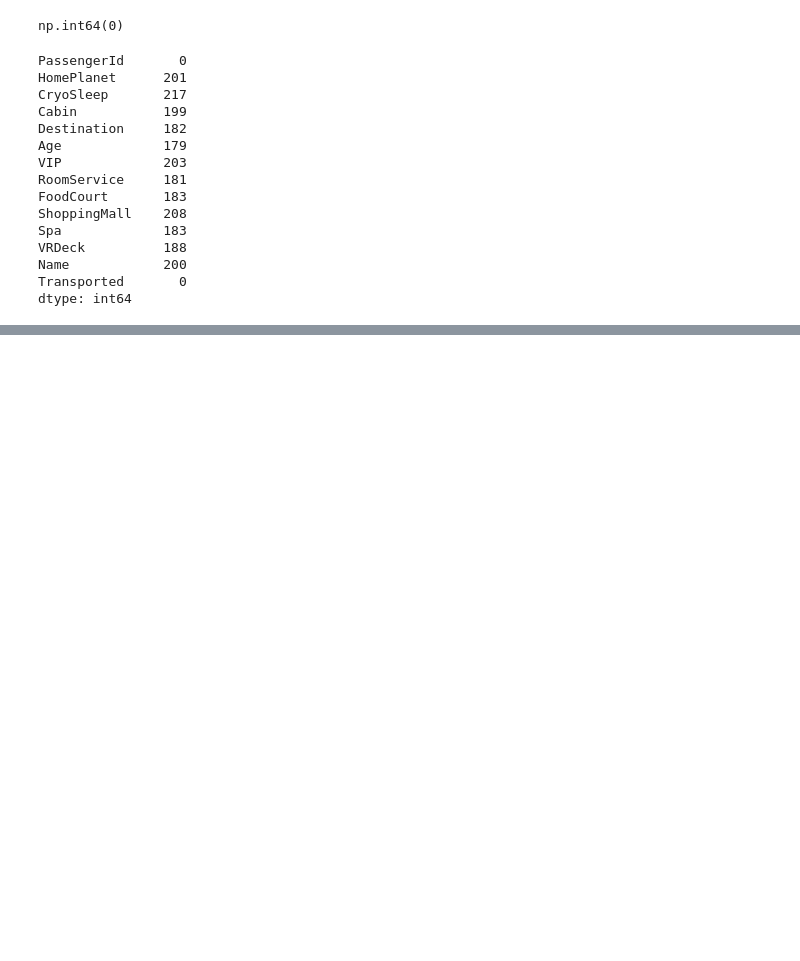
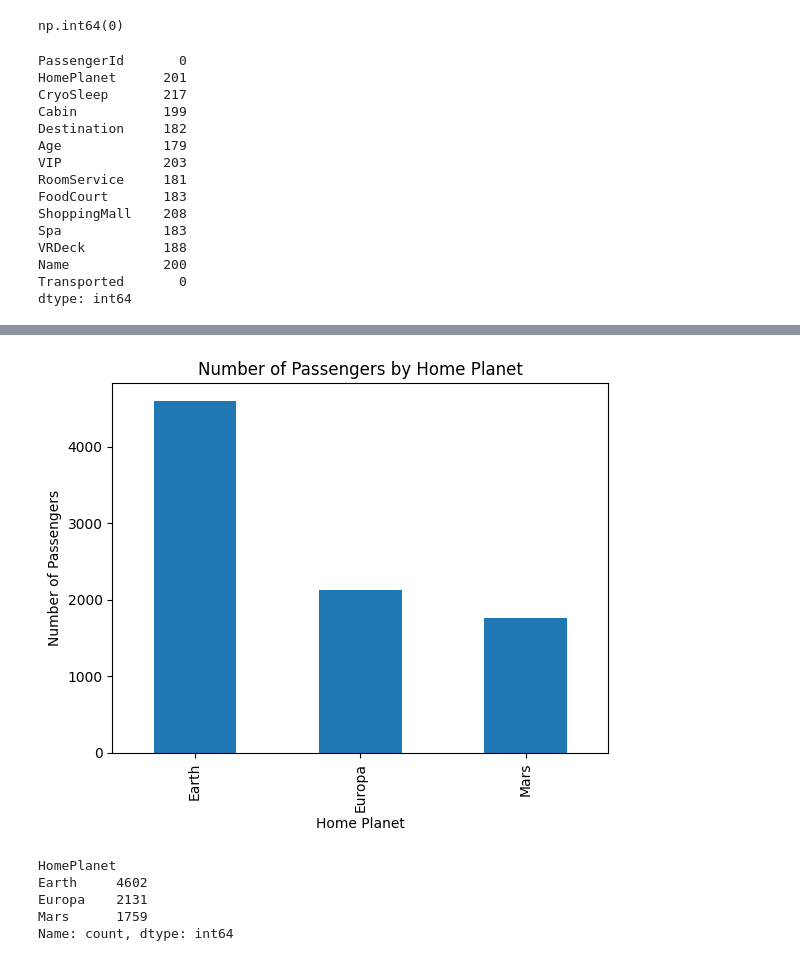
Before and after one commit to PragatiTripathi000/Spaceship-Titanic-ML, a Jupyter notebook: notebooks/spaceship_titanic_analysis.ipynb, the cells around one changed output, grey strips where cells are left out. Drawn from its saved outputs; the diff is of its cells as text; code cells hidden in the pictures; blank space fills up the shorter version.

```diff
--- a/notebooks/spaceship_titanic_analysis.ipynb
+++ b/notebooks/spaceship_titanic_analysis.ipynb
@@ -84,0 +200,21 @@ dtype: int64
+# %%
+# Counting passengers from each home planet
+df['HomePlanet'].value_counts().plot(kind='bar')
+
+# Adding chart labels and title
+plt.title("Number of Passengers by Home Planet")
+plt.xlabel("Home Planet")
+plt.ylabel("Number of Passengers")
+
+plt.show()
+# %% [output]
+[figure, added]
+# %%
+# Counting passengers from each home planet
+df['HomePlanet'].value_counts()
+# %% [output]
+HomePlanet
+Earth     4602
+Europa    2131
+Mars      1759
+Name: count, dtype: int64
```
Also changed, not shown: parts of 35 cells of this notebook.
